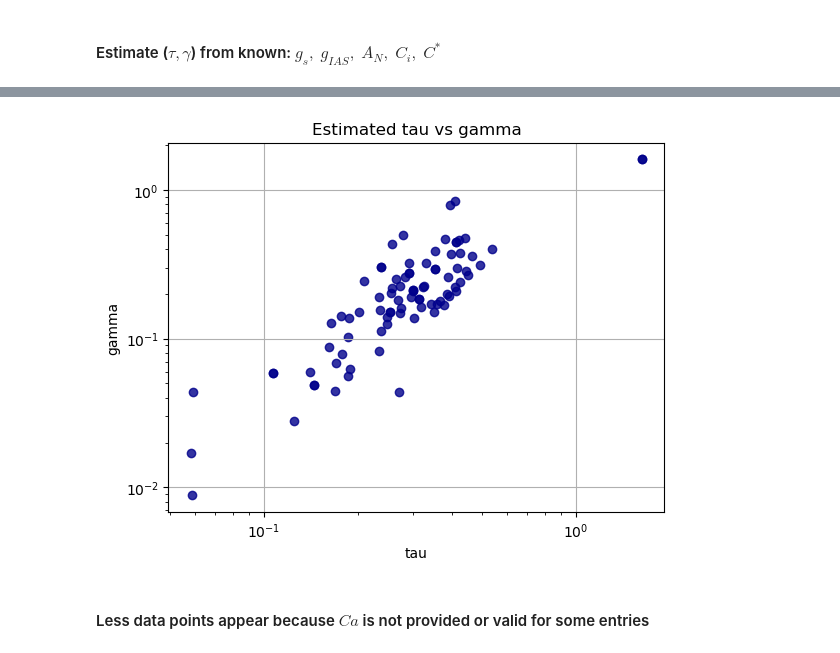
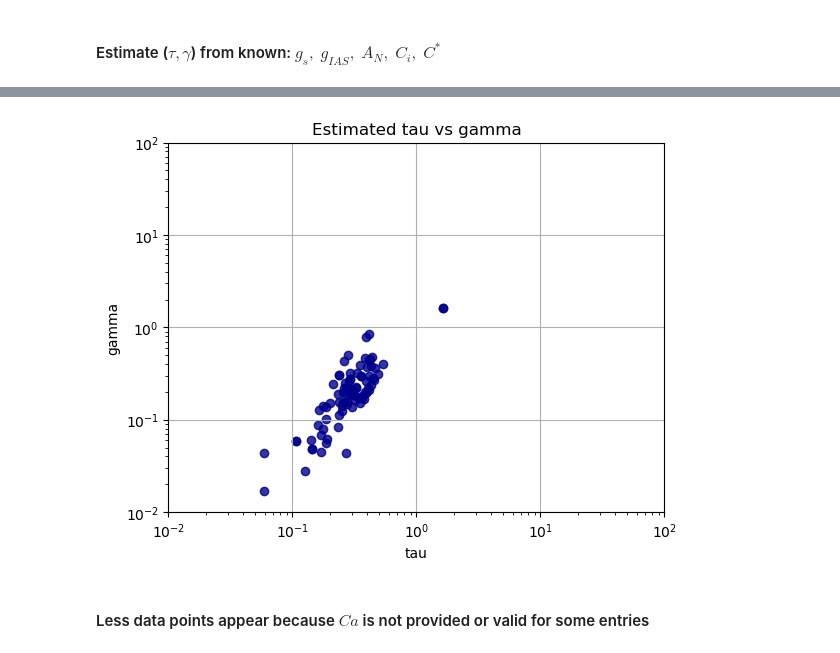
Before and after one commit to andreas-stillits/CarbonFixationModel1D, a Jupyter notebook: python_module/example_script.ipynb, the cells around one changed output, grey strips where cells are left out. Drawn from its saved outputs; the diff is of its cells as text; code cells hidden in the pictures.

```diff
--- a/python_module/example_script.ipynb
+++ b/python_module/example_script.ipynb
@@ -75,30 +79,32 @@ plt.show()
 # %%
 import matplotlib.pyplot as plt
 
 # declare mapping from expected to actual column names
 column_map = {
     "gs": "stomatal_conductance",
     "gias": "ias_conductance",
     "An": "An",
     "Ca": "Ca_gas_exchange",
     "C_star": "compensation_point"
 }
 df3 = df.copy()
 
 df3 = pandas_estimate_parameters(df3, column_map=column_map)
 taus = df3["tau"].to_numpy()
 gammas = df3["gamma"].to_numpy()
 
 
 plt.scatter(taus, gammas, marker="o", color="darkblue", alpha=0.8)
 plt.xlabel("tau")
 plt.ylabel("gamma")
 plt.xscale("log")
 plt.yscale("log")
+plt.xlim(0.01, 100)
+plt.ylim(0.01, 100)
 plt.title("Estimated tau vs gamma")
 plt.grid()
 plt.show()
 # %% [output]
-[figure, old version]
+[figure, new version]
 # %% [markdown]
 #### Less data points appear because $Ca$ is not provided or valid for some entries
```
Also changed, not shown: parts of 3 cells of this notebook, 10 other files.
